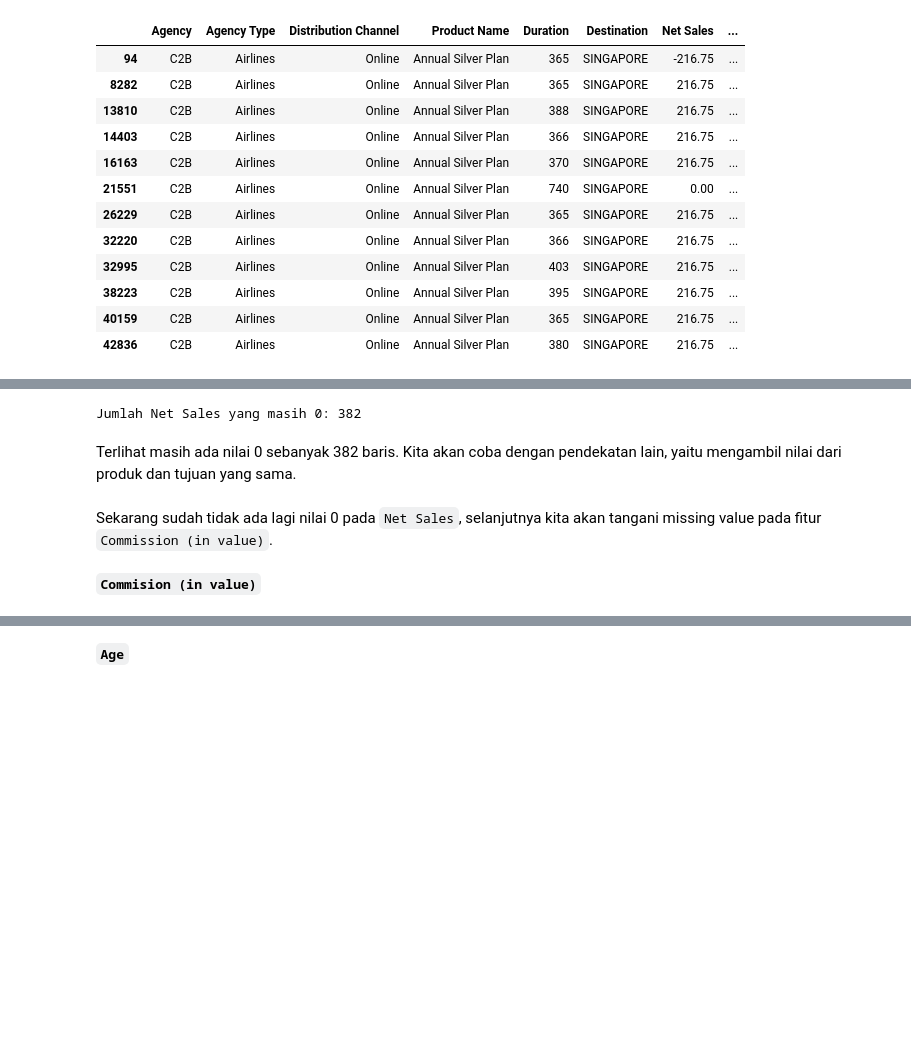
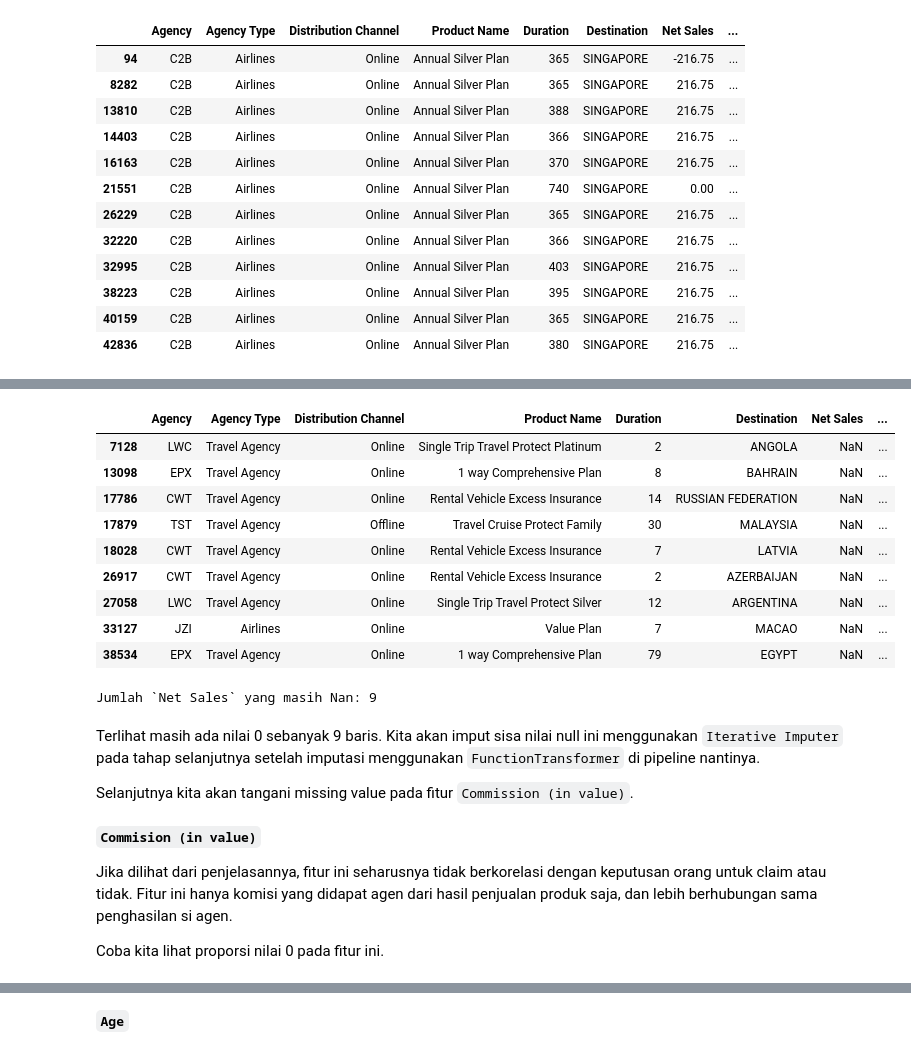
Before and after one commit to prima-as/Capstone-3_Machine-Learning, a Jupyter notebook: Capstone 3 - ML for Travel Insurance.ipynb, the cells around one changed output, grey strips where cells are left out. Saved outputs shown, nothing was run; the diff lists cells and outputs as text; code cells hidden in the pictures; blank space fills up the shorter version.

```diff
--- a/Capstone 3 - ML for Travel Insurance.ipynb
+++ b/Capstone 3 - ML for Travel Insurance.ipynb
@@ -451,30 +479,52 @@ df_travel[df_travel['Net Sales'] == 0]
 1291 rows × 10 columns
-# %%
-# Buat list bantu temporari
-df_travel['list_temp'] = list(zip(df_travel['Product Name'],
-                                  df_travel['Commision (in value)']))
-
-# Buat dictionary referensi dari 'list_temp' dengan Net Sales ≠ 0
-ref_dict_sales = (df_travel[(df_travel['Net Sales'] != 0) & (df_travel['Commision (in value)'] != 0)]
-                  .drop_duplicates('list_temp')
-                  .set_index('list_temp')['Net Sales']
-                  .to_dict())
-
-# Ganti nilai 0 dengan nilai hasil map, jika tersedia
-df_travel['Net Sales'] = df_travel.apply(
-    lambda x: ref_dict_sales.get(x['list_temp'], x['Net Sales']) if x['Net Sales'] == 0 else x['Net Sales'],
-    axis=1)
-
-# Hapus kolom bantu
-df_travel.drop(columns='list_temp', inplace=True)
-
-# Cek hasil
-print("Jumlah Net Sales yang masih 0:", (df_travel['Net Sales'] == 0).sum())
-# %% [output]
-Jumlah Net Sales yang masih 0: 382
+# %%
+# Mendefinisikan Fungsi untuk mengisi Net Sales yang kosong
+def fill_netsales(X):
+    X = X.copy()
+
+    # Buat referensi nilai dari baris yang net salesnya tidak mengandung nilai Nan
+    ref_mean = (
+        X[X['Net Sales'].notnull()]
+        .drop_duplicates(['Product Name', 'Destination'])
+        .set_index(['Product Name', 'Destination'])['Net Sales']
+        .to_dict()
+    )
+
+    # Isi nilai Net Sales yang null dengan referensi dari group produk dan tujuan
+    X['Net Sales'] = X.apply(
+        lambda row: ref_mean.get((row['Product Name'], row['Destination']), row['Net Sales'])
+        if pd.isnull(row['Net Sales']) else row['Net Sales'],
+        axis=1
+    )
+
+    return X
+
+# Membuat FunctionTransformer
+netsales_imputer = FunctionTransformer(fill_netsales, validate=False)
+# %%
+# Mencoba fungsi apakah data yang hilang pada fitur Net Sales sudah tidak ada lagi
+df_travel_copy = netsales_imputer.fit_transform(df_travel)
+display(df_travel_copy[df_travel_copy['Net Sales'].isnull()])
+print("Jumlah `Net Sales` yang masih Nan:", df_travel_copy['Net Sales'].isnull().sum())
+# %% [output]
+|  | Agency | Agency Type | Distribution Channel | Product Name | Duration | Destination | Net Sales | ... |
+| 7128 | LWC | Travel Agency | Online | Single Trip Travel Protect Platinum | 2 | ANGOLA | NaN | ... |
+| 13098 | EPX | Travel Agency | Online | 1 way Comprehensive Plan | 8 | BAHRAIN | NaN | ... |
+| 17786 | CWT | Travel Agency | Online | Rental Vehicle Excess Insurance | 14 | RUSSIAN FEDERATION | NaN | ... |
+| 17879 | TST | Travel Agency | Offline | Travel Cruise Protect Family | 30 | MALAYSIA | NaN | ... |
+| 18028 | CWT | Travel Agency | Online | Rental Vehicle Excess Insurance | 7 | LATVIA | NaN | ... |
+| 26917 | CWT | Travel Agency | Online | Rental Vehicle Excess Insurance | 2 | AZERBAIJAN | NaN | ... |
+| 27058 | LWC | Travel Agency | Online | Single Trip Travel Protect Silver | 12 | ARGENTINA | NaN | ... |
+| 33127 | JZI | Airlines | Online | Value Plan | 7 | MACAO | NaN | ... |
+| 38534 | EPX | Travel Agency | Online | 1 way Comprehensive Plan | 79 | EGYPT | NaN | ... |
+Jumlah `Net Sales` yang masih Nan: 9
 # %% [markdown]
-Terlihat masih ada nilai 0 sebanyak 382 baris. Kita akan coba dengan pendekatan lain, yaitu mengambil nilai dari produk dan tujuan yang sama.
+Terlihat masih ada nilai 0 sebanyak 9 baris. Kita akan imput sisa nilai null ini menggunakan `Iterative Imputer` pada tahap selanjutnya setelah imputasi menggunakan `FunctionTransformer` di pipeline nantinya.
+
+Selanjutnya kita akan tangani missing value pada fitur `Commission (in value)`.
-# %% [markdown]
-Sekarang sudah tidak ada lagi nilai 0 pada `Net Sales`, selanjutnya kita akan tangani missing value pada fitur `Commission (in value)`.
 # %% [markdown]
 **`Commision (in value)`**
+
+Jika dilihat dari penjelasannya, fitur ini seharusnya tidak berkorelasi dengan keputusan orang untuk claim atau tidak. Fitur ini hanya komisi yang didapat agen dari hasil penjualan produk saja, dan lebih berhubungan sama penghasilan si agen.
+
+Coba kita lihat proporsi nilai 0 pada fitur ini.
```
Also changed, not shown: parts of 32 cells of this notebook.
